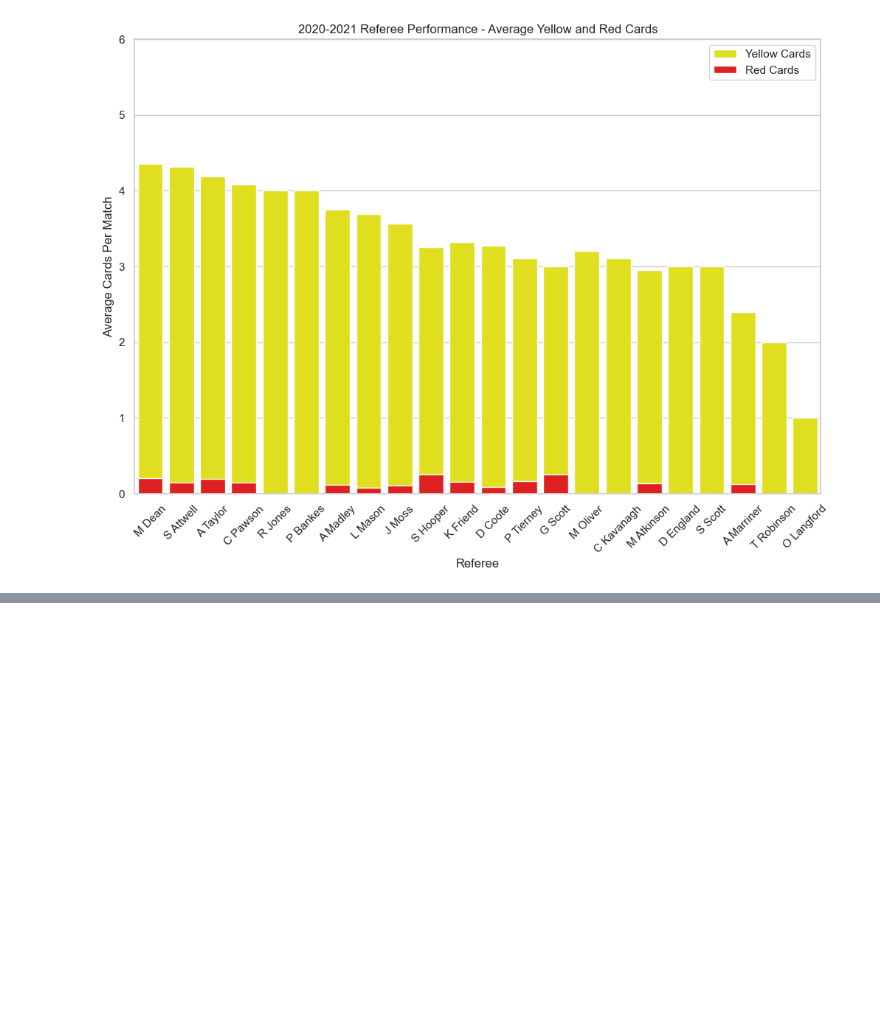
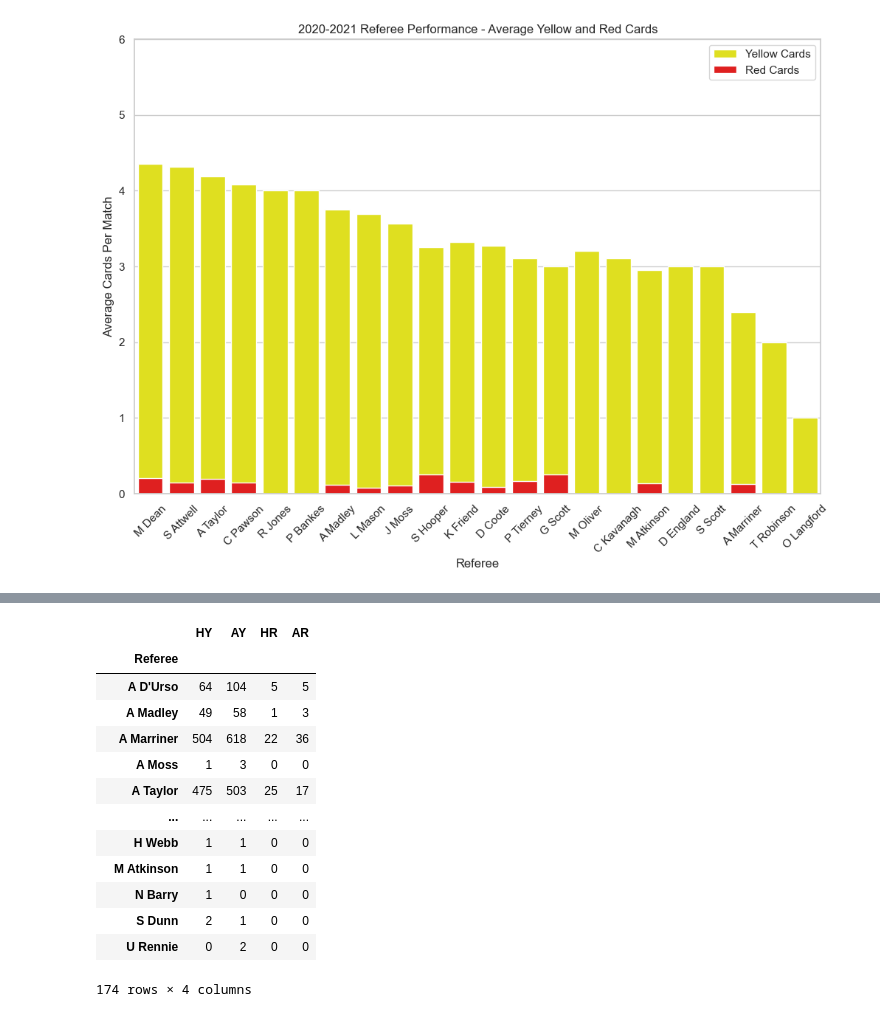
Before and after one commit to HenriRhodes/EPL_Analysis, a Jupyter notebook: EPL-notebook.ipynb, the cells around one changed output, grey strips where cells are left out. Cells and saved outputs as stored; diff of their text form; code cells hidden in the pictures; blank space fills up the shorter version.

```diff
--- a/EPL-notebook.ipynb
+++ b/EPL-notebook.ipynb
@@ -218,0 +250,30 @@ plt.show()
+# %%
+#rather than writing out all that python lets define a function to drop the right columns create totals and create averages across the datasets
+def filtering_columns_and_grouping_by(dataframe,columns_to_keep,group_by,aggregation):
+    dataframe_filtered = dataframe[columns_to_keep]
+    if aggregation == 'sum' or aggregation == 'Sum':
+        grouped_filtered_dataframe = dataframe_filtered.groupby(group_by).sum()
+    elif aggregation == 'avg' or aggregation == 'AVG' or aggregation == 'Avg':
+        grouped_filtered_dataframe = dataframe_filtered.groupby(group_by).avg()
+    else:
+        raise ValueError("Error please input sum or Avg")
+    return grouped_filtered_dataframe
+
+filtering_columns_and_grouping_by(concatenate_csv_files(r"C:\Users\henri\OneDrive\Documents\GitHub\Projects\EPL_Analysis\Season_Datasets")
+                                  ,['Referee', 'HY', 'AY', 'HR', 'AR']
+                                  ,'Referee','sum')
+# %% [output]
+|  | HY | AY | HR | AR |
+| Referee |  |  |  |  |
+| A D'Urso | 64 | 104 | 5 | 5 |
+| A Madley | 49 | 58 | 1 | 3 |
+| A Marriner | 504 | 618 | 22 | 36 |
+| A Moss | 1 | 3 | 0 | 0 |
+| A Taylor | 475 | 503 | 25 | 17 |
+| ... | ... | ... | ... | ... |
+| ﾠH Webb | 1 | 1 | 0 | 0 |
+| ﾠM Atkinson | 1 | 1 | 0 | 0 |
+| ﾠN Barry | 1 | 0 | 0 | 0 |
+| ﾠS Dunn | 2 | 1 | 0 | 0 |
+| ﾠU Rennie | 0 | 2 | 0 | 0 |
+174 rows × 4 columns
```
Also changed, not shown: parts of 1 cell of this notebook, 22 other files.
